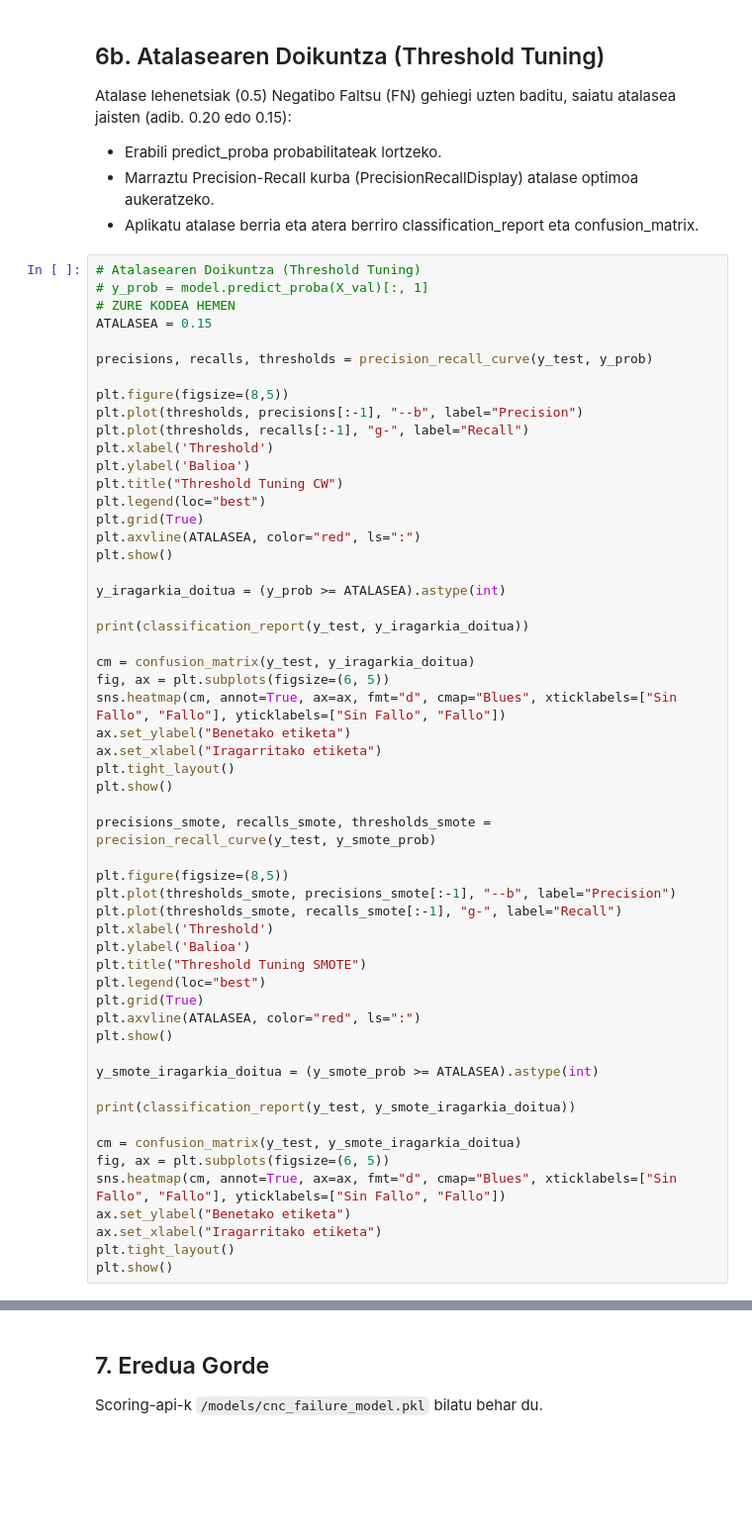
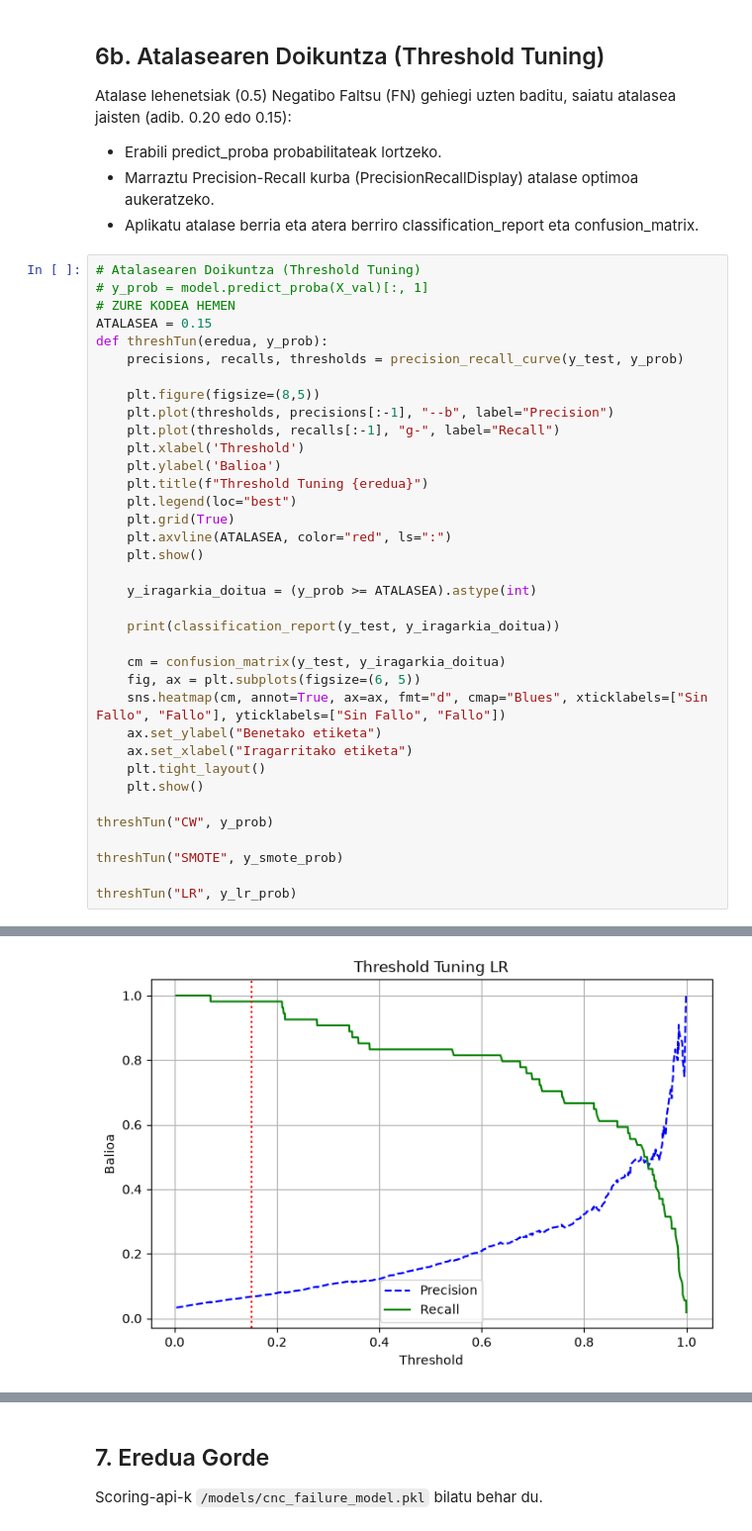
Before and after one commit to AABD-Ethazi-2627/T5-erronka1, a Jupyter notebook: notebooks/02_training.ipynb, the cells around one changed output, grey strips where cells are left out. Shown at 99% size. Cells and saved outputs as stored; diff of their text form; blank space fills up the shorter version.

```diff
--- a/notebooks/02_training.ipynb
+++ b/notebooks/02_training.ipynb
@@ -333,74 +386,56 @@ Atalase lehenetsiak (0.5) Negatibo Faltsu (FN) gehiegi uzten baditu, saiatu atal
 # y_prob = model.predict_proba(X_val)[:, 1]
 # ZURE KODEA HEMEN
 ATALASEA = 0.15
+def threshTun(eredua, y_prob):
+    precisions, recalls, thresholds = precision_recall_curve(y_test, y_prob)
 
-precisions, recalls, thresholds = precision_recall_curve(y_test, y_prob)
+    plt.figure(figsize=(8,5))
+    plt.plot(thresholds, precisions[:-1], "--b", label="Precision")
+    plt.plot(thresholds, recalls[:-1], "g-", label="Recall")
+    plt.xlabel('Threshold')
+    plt.ylabel('Balioa')
+    plt.title(f"Threshold Tuning {eredua}")
+    plt.legend(loc="best")
+    plt.grid(True)
+    plt.axvline(ATALASEA, color="red", ls=":")
+    plt.show()
 
-plt.figure(figsize=(8,5))
-plt.plot(thresholds, precisions[:-1], "--b", label="Precision")
-plt.plot(thresholds, recalls[:-1], "g-", label="Recall")
-plt.xlabel('Threshold')
-plt.ylabel('Balioa')
-plt.title("Threshold Tuning CW")
-plt.legend(loc="best")
-plt.grid(True)
-plt.axvline(ATALASEA, color="red", ls=":")
-plt.show()
+    y_iragarkia_doitua = (y_prob >= ATALASEA).astype(int)
 
-y_iragarkia_doitua = (y_prob >= ATALASEA).astype(int)
+    print(classification_report(y_test, y_iragarkia_doitua))
 
-print(classification_report(y_test, y_iragarkia_doitua))
+    cm = confusion_matrix(y_test, y_iragarkia_doitua)
+    fig, ax = plt.subplots(figsize=(6, 5))
+    sns.heatmap(cm, annot=True, ax=ax, fmt="d", cmap="Blues", xticklabels=["Sin Fallo", "Fallo"], yticklabels=["Sin Fallo", "Fallo"])
+    ax.set_ylabel("Benetako etiketa")
+    ax.set_xlabel("Iragarritako etiketa")
+    plt.tight_layout()
+    plt.show()
 
-cm = confusion_matrix(y_test, y_iragarkia_doitua)
-fig, ax = plt.subplots(figsize=(6, 5))
-sns.heatmap(cm, annot=True, ax=ax, fmt="d", cmap="Blues", xticklabels=["Sin Fallo", "Fallo"], yticklabels=["Sin Fallo", "Fallo"])
-ax.set_ylabel("Benetako etiketa")
-ax.set_xlabel("Iragarritako etiketa")
-plt.tight_layout()
-plt.show()
+threshTun("CW", y_prob)
 
-precisions_smote, recalls_smote, thresholds_smote = precision_recall_curve(y_test, y_smote_prob)
+threshTun("SMOTE", y_smote_prob)
 
-plt.figure(figsize=(8,5))
-plt.plot(thresholds_smote, precisions_smote[:-1], "--b", label="Precision")
-plt.plot(thresholds_smote, recalls_smote[:-1], "g-", label="Recall")
-plt.xlabel('Threshold')
-plt.ylabel('Balioa')
-plt.title("Threshold Tuning SMOTE")
-plt.legend(loc="best")
-plt.grid(True)
-plt.axvline(ATALASEA, color="red", ls=":")
-plt.show()
-
-y_smote_iragarkia_doitua = (y_smote_prob >= ATALASEA).astype(int)
-
-print(classification_report(y_test, y_smote_iragarkia_doitua))
-
-cm = confusion_matrix(y_test, y_smote_iragarkia_doitua)
-fig, ax = plt.subplots(figsize=(6, 5))
-sns.heatmap(cm, annot=True, ax=ax, fmt="d", cmap="Blues", xticklabels=["Sin Fallo", "Fallo"], yticklabels=["Sin Fallo", "Fallo"])
-ax.set_ylabel("Benetako etiketa")
-ax.set_xlabel("Iragarritako etiketa")
-plt.tight_layout()
-plt.show()
+threshTun("LR", y_lr_prob)
 # %% [output]
 [figure]
               precision    recall  f1-score   support
 
        False       1.00      0.96      0.98      1546
         True       0.41      0.89      0.56        54
 
     accuracy                           0.95      1600
    macro avg       0.70      0.92      0.77      1600
 weighted avg       0.98      0.95      0.96      1600
 [figure]
 [figure]
               precision    recall  f1-score   support
 
        False       1.00      0.93      0.96      1546
         True       0.30      0.87      0.44        54
 
     accuracy                           0.93      1600
    macro avg       0.65      0.90      0.70      1600
 weighted avg       0.97      0.93      0.94      1600
 [figure]
+[figure, added]
```
Also changed, not shown: parts of 8 cells of this notebook.
